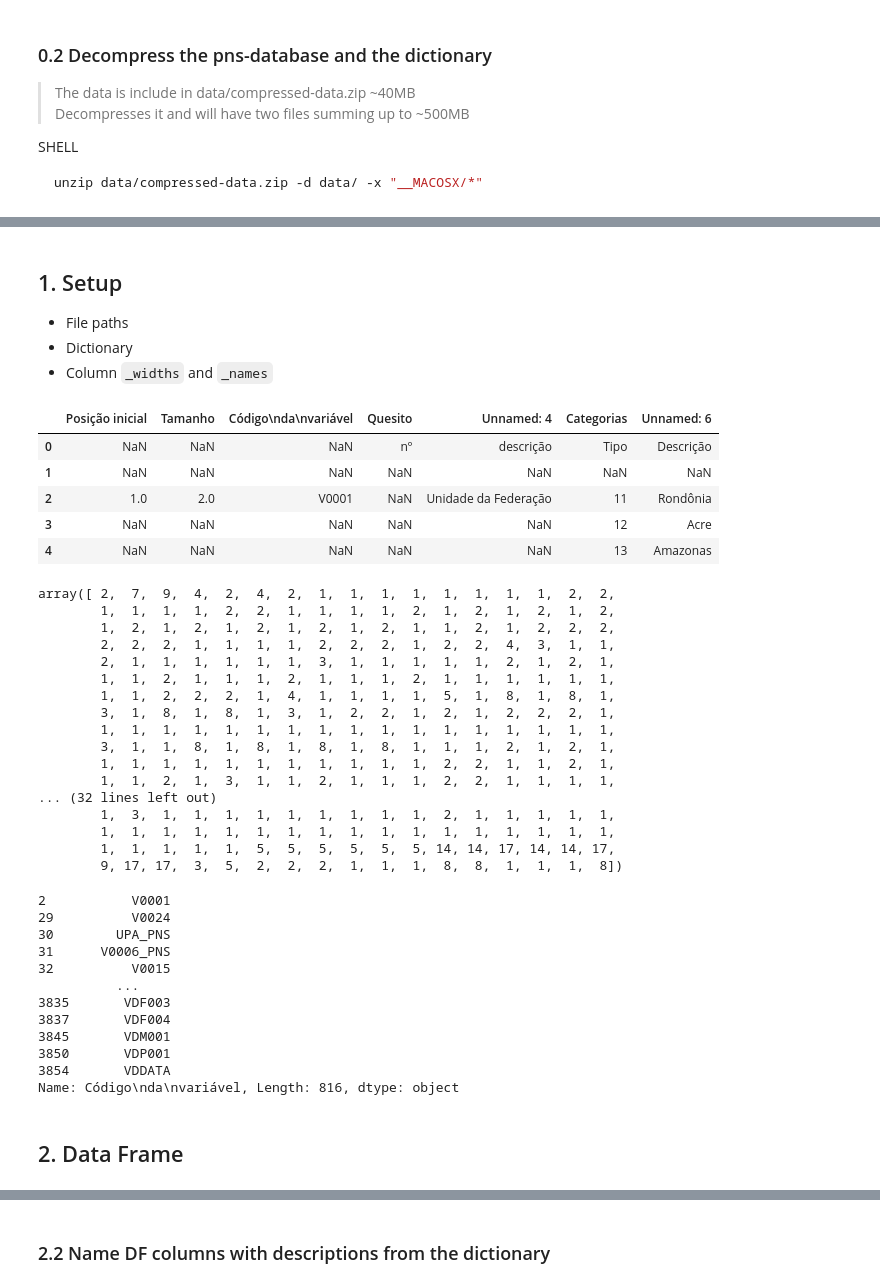
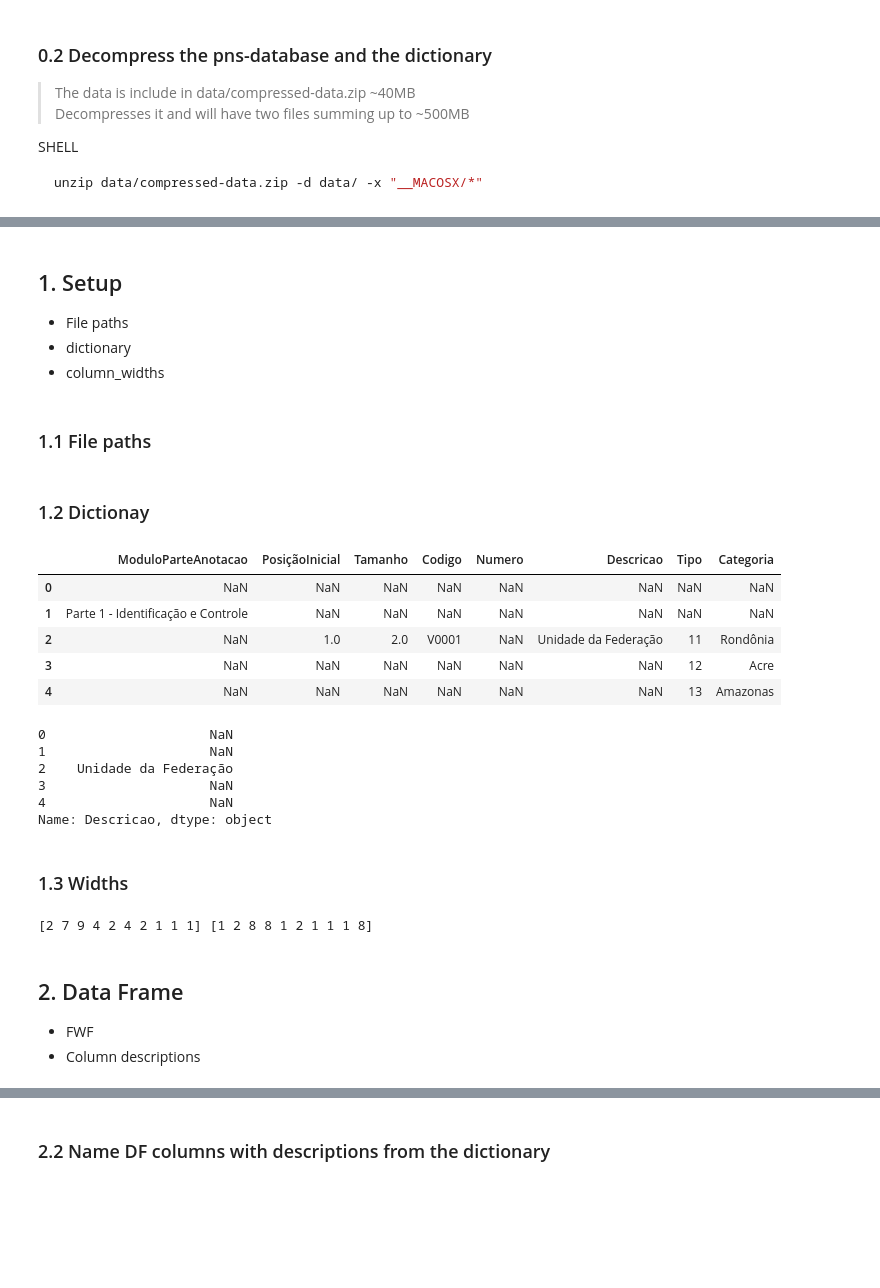
Before and after one commit to feed0/depressao-ibge-pns, a Jupyter notebook: src/pns.ipynb, the cells around one changed output, grey strips where cells are left out. Cells and saved outputs as stored; diff of their text form; code cells hidden in the pictures; blank space fills up the shorter version.

```diff
--- a/src/pns.ipynb
+++ b/src/pns.ipynb
@@ -27,61 +32,46 @@ import numpy as np
 # %% [markdown]
 ## 1. Setup
 - File paths
-- Dictionary
-- Column `_widths` and `_names`
+- dictionary
+- column_widths
+# %% [markdown]
+### 1.1 File paths
 # %%
-# Paths
 pns_data_path = "../data/pns-2019.txt"
-dictionary_path = "../data/dicionario-limpo.xlsx"
+dictionary_path = "../data/pns-dictionary-clean.xlsx"
+# %% [markdown]
+### 1.2 Dictionay
 # %%
-dictionary = pd.read_excel(dictionary_path, skiprows=1)
+dictionary = pd.read_excel(dictionary_path, skiprows=2)
 dictionary.head()
 # %% [output]
-|  | Posição inicial | Tamanho | Código\nda\nvariável | Quesito | Unnamed: 4 | Categorias | Unnamed: 6 |
-| 0 | NaN | NaN | NaN | nº | descrição | Tipo | Descrição |
-| 1 | NaN | NaN | NaN | NaN | NaN | NaN | NaN |
-| 2 | 1.0 | 2.0 | V0001 | NaN | Unidade da Federação | 11 | Rondônia |
-| 3 | NaN | NaN | NaN | NaN | NaN | 12 | Acre |
-| 4 | NaN | NaN | NaN | NaN | NaN | 13 | Amazonas |
+|  | ModuloParteAnotacao | PosiçãoInicial | Tamanho | Codigo | Numero | Descricao | Tipo | Categoria |
+| 0 | NaN | NaN | NaN | NaN | NaN | NaN | NaN | NaN |
+| 1 | Parte 1 - Identificação e Controle | NaN | NaN | NaN | NaN | NaN | NaN | NaN |
+| 2 | NaN | 1.0 | 2.0 | V0001 | NaN | Unidade da Federação | 11 | Rondônia |
+| 3 | NaN | NaN | NaN | NaN | NaN | NaN | 12 | Acre |
+| 4 | NaN | NaN | NaN | NaN | NaN | NaN | 13 | Amazonas |
+# %%
+dictionary.Descricao.head()
+# %% [output]
+0                     NaN
+1                     NaN
+2    Unidade da Federação
+3                     NaN
+4                     NaN
+Name: Descricao, dtype: object
+# %% [markdown]
+### 1.3 Widths
 # %%
-# Widths
 column_widths = dictionary.Tamanho.dropna(axis=0).values.astype(int)
-column_widths
+print(
+    column_widths[:10],
+    column_widths[1088-10:1088],
+)
 # %% [output]
-array([ 2,  7,  9,  4,  2,  4,  2,  1,  1,  1,  1,  1,  1,  1,  1,  2,  2,
-        1,  1,  1,  1,  2,  2,  1,  1,  1,  1,  2,  1,  2,  1,  2,  1,  2,
-        1,  2,  1,  2,  1,  2,  1,  2,  1,  2,  1,  1,  2,  1,  2,  2,  2,
-        2,  2,  2,  1,  1,  1,  1,  2,  2,  2,  1,  2,  2,  4,  3,  1,  1,
-        2,  1,  1,  1,  1,  1,  1,  3,  1,  1,  1,  1,  1,  2,  1,  2,  1,
-        1,  1,  2,  1,  1,  1,  2,  1,  1,  1,  2,  1,  1,  1,  1,  1,  1,
-        1,  1,  2,  2,  2,  1,  4,  1,  1,  1,  1,  5,  1,  8,  1,  8,  1,
-        3,  1,  8,  1,  8,  1,  3,  1,  2,  2,  1,  2,  1,  2,  2,  2,  1,
-        1,  1,  1,  1,  1,  1,  1,  1,  1,  1,  1,  1,  1,  1,  1,  1,  1,
-        3,  1,  1,  8,  1,  8,  1,  8,  1,  8,  1,  1,  1,  2,  1,  2,  1,
-        1,  1,  1,  1,  1,  1,  1,  1,  1,  1,  1,  2,  2,  1,  1,  2,  1,
-        1,  1,  2,  1,  3,  1,  1,  2,  1,  1,  1,  2,  2,  1,  1,  1,  1,
-... (32 lines left out)
-        1,  3,  1,  1,  1,  1,  1,  1,  1,  1,  1,  2,  1,  1,  1,  1,  1,
-        1,  1,  1,  1,  1,  1,  1,  1,  1,  1,  1,  1,  1,  1,  1,  1,  1,
-        1,  1,  1,  1,  1,  5,  5,  5,  5,  5,  5, 14, 14, 17, 14, 14, 17,
-        9, 17, 17,  3,  5,  2,  2,  2,  1,  1,  1,  8,  8,  1,  1,  1,  8])
+[2 7 9 4 2 4 2 1 1 1] [1 2 8 8 1 2 1 1 1 8]
-# %%
-# Names
-column_names = dictionary["Código\nda\nvariável"].dropna(axis=0)
-column_names
-# %% [output]
-2           V0001
-29          V0024
-30        UPA_PNS
-31      V0006_PNS
-32          V0015
-          ...
-3835       VDF003
-3837       VDF004
-3845       VDM001
-3850       VDP001
-3854       VDDATA
-Name: Código\nda\nvariável, Length: 816, dtype: object
 # %% [markdown]
 ## 2. Data Frame
+- FWF
+- Column descriptions
 # %% [markdown]
```
Also changed, not shown: parts of 18 cells of this notebook, 4 other files.
